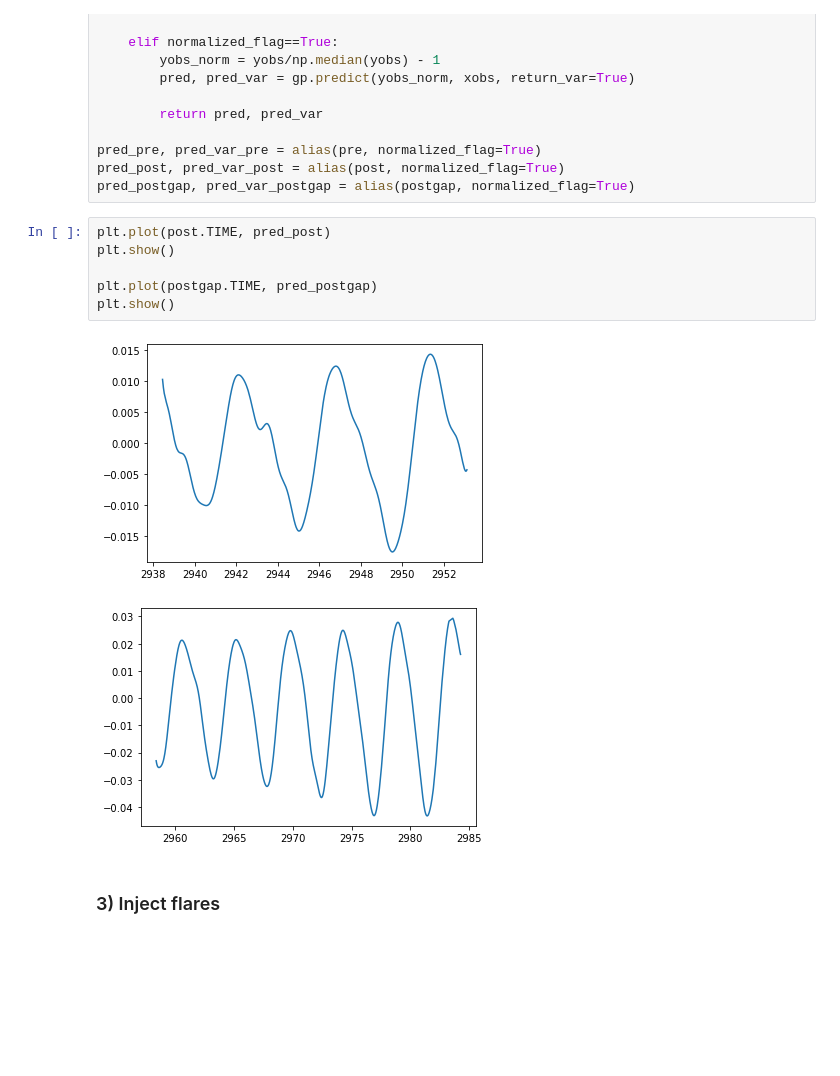
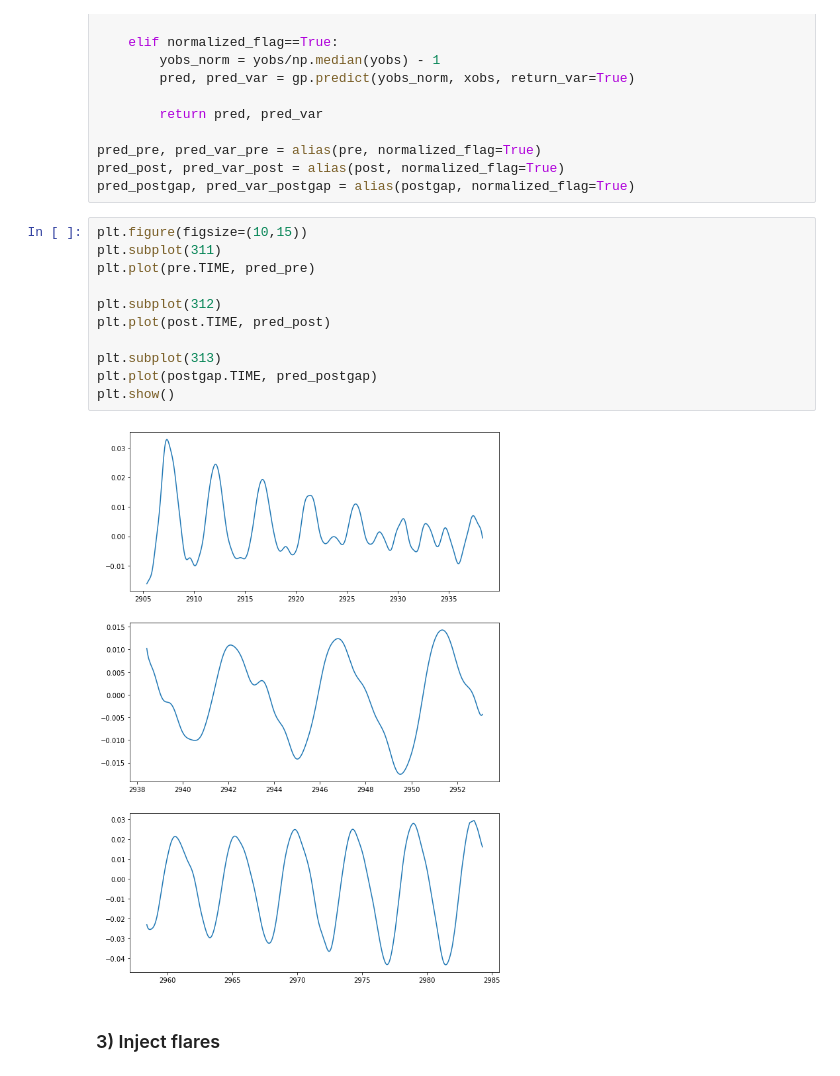
Before and after one commit to exoclam/epic-246301900, a Jupyter notebook: injection-recovery/injection_recovery.ipynb, the cells around one changed output. Saved outputs shown, nothing was run; the diff lists cells and outputs as text; blank space fills up the shorter version.

```diff
--- a/injection-recovery/injection_recovery.ipynb
+++ b/injection-recovery/injection_recovery.ipynb
@@ -217,14 +219,18 @@ pred_pre, pred_var_pre = alias(pre, normalized_flag=True)
 pred_post, pred_var_post = alias(post, normalized_flag=True)
 pred_postgap, pred_var_postgap = alias(postgap, normalized_flag=True)
 # %%
+plt.figure(figsize=(10,15))
+plt.subplot(311)
+plt.plot(pre.TIME, pred_pre)
+
+plt.subplot(312)
 plt.plot(post.TIME, pred_post)
-plt.show()
 
+plt.subplot(313)
 plt.plot(postgap.TIME, pred_postgap)
 plt.show()
 # %% [output]
-[figure, old version]
+[figure, new version]
-[figure, removed]
 # %% [markdown]
 ### 3) Inject flares
 # %% [markdown]
```
Also changed, not shown: parts of 45 cells of this notebook, 2 other files.
